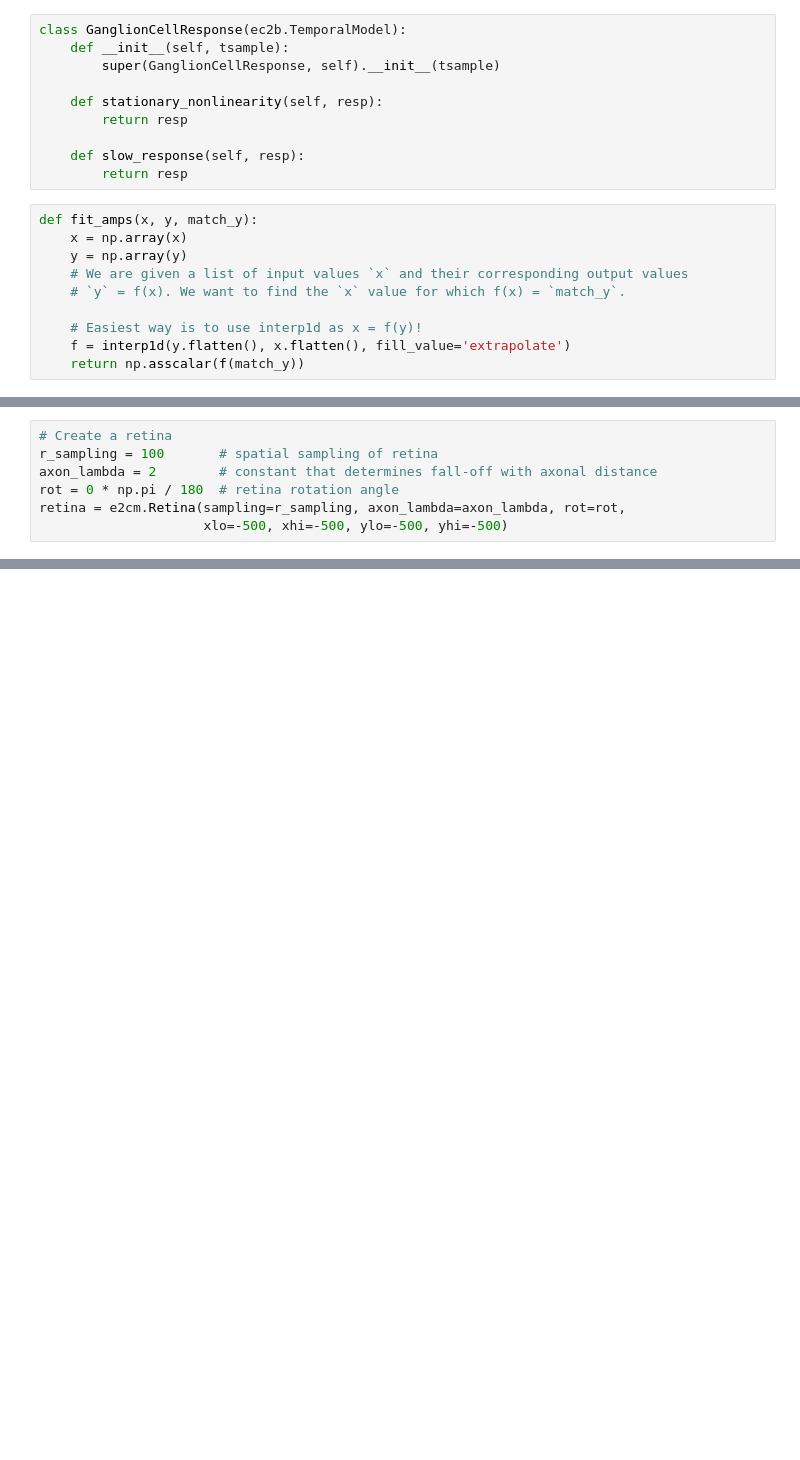
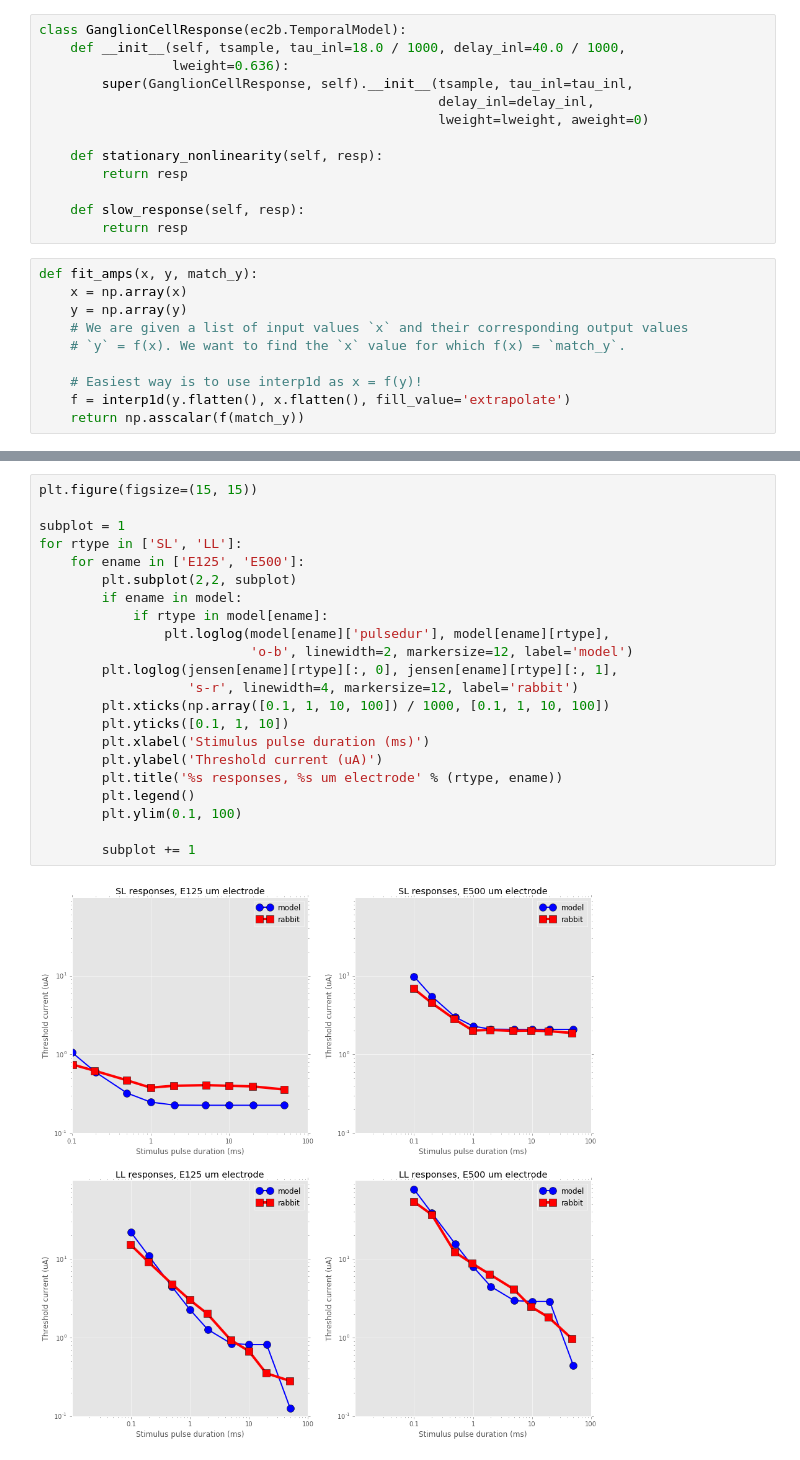
Before and after one commit to mbeyeler/pulse2percept, a Jupyter notebook: examples/notebooks/2.0-jensen2005-fig3.ipynb, the cells around one changed output, grey strips where cells are left out. Drawn from its saved outputs; the diff is of its cells as text; blank space fills up the shorter version.

Commit message:
fit Jensen Fig. 3

```diff
--- a/examples/notebooks/2.0-jensen2005-fig3.ipynb
+++ b/examples/notebooks/2.0-jensen2005-fig3.ipynb
@@ -12,7 +76,10 @@ plt.style.use('ggplot')
 # %%
 class GanglionCellResponse(ec2b.TemporalModel):
-    def __init__(self, tsample):
-        super(GanglionCellResponse, self).__init__(tsample)
+    def __init__(self, tsample, tau_inl=18.0 / 1000, delay_inl=40.0 / 1000,
+                 lweight=0.636):
+        super(GanglionCellResponse, self).__init__(tsample, tau_inl=tau_inl,
+                                                   delay_inl=delay_inl,
+                                                   lweight=lweight, aweight=0)
 
     def stationary_nonlinearity(self, resp):
         return resp
@@ -82,7 +122,0 @@ e500 = e2cm.ElectrodeArray('epiretinal', 500.0 / 2, -500, -500, heights[0], 'E50
-# %%
-# Create a retina
-r_sampling = 100       # spatial sampling of retina
-axon_lambda = 2        # constant that determines fall-off with axonal distance
-rot = 0 * np.pi / 180  # retina rotation angle
-retina = e2cm.Retina(sampling=r_sampling, axon_lambda=axon_lambda, rot=rot,
-                     xlo=-500, xhi=-500, ylo=-500, yhi=-500)
@@ -330,0 +250,24 @@ plt.savefig('jensen2005_fig3.png')
+# %%
+plt.figure(figsize=(15, 15))
+
+subplot = 1
+for rtype in ['SL', 'LL']:
+    for ename in ['E125', 'E500']:
+        plt.subplot(2,2, subplot)
+        if ename in model:
+            if rtype in model[ename]:
+                plt.loglog(model[ename]['pulsedur'], model[ename][rtype],
+                           'o-b', linewidth=2, markersize=12, label='model')
+        plt.loglog(jensen[ename][rtype][:, 0], jensen[ename][rtype][:, 1],
+                   's-r', linewidth=4, markersize=12, label='rabbit')
+        plt.xticks(np.array([0.1, 1, 10, 100]) / 1000, [0.1, 1, 10, 100])
+        plt.yticks([0.1, 1, 10])
+        plt.xlabel('Stimulus pulse duration (ms)')
+        plt.ylabel('Threshold current (uA)')
+        plt.title('%s responses, %s um electrode' % (rtype, ename))
+        plt.legend()
+        plt.ylim(0.1, 100)
+
+        subplot += 1
+# %% [output]
+[figure, added]
```
Also changed, not shown: parts of 23 cells of this notebook, 1 other file.
